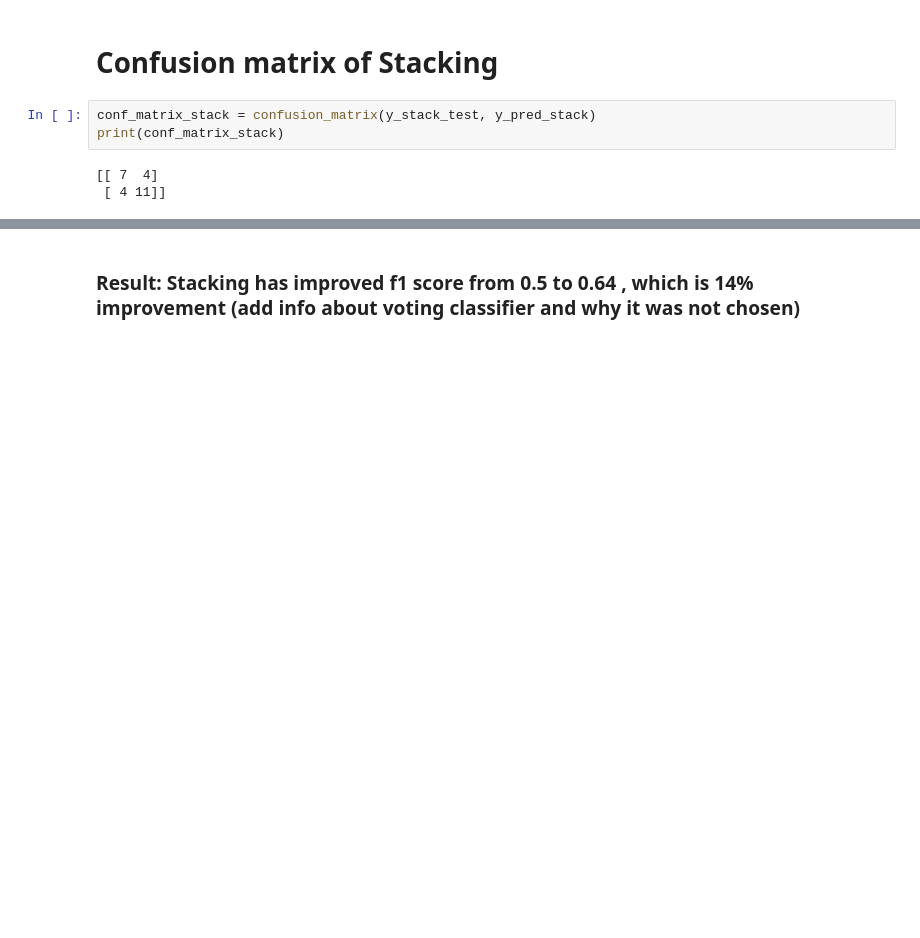
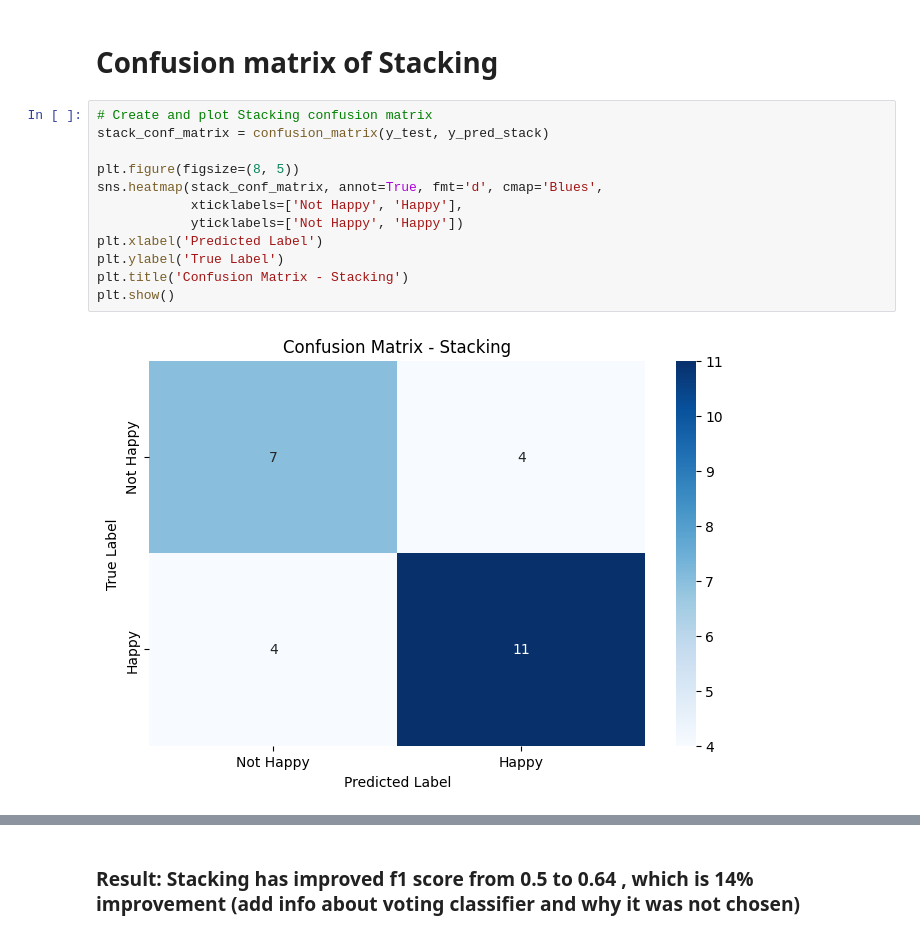
Before and after one commit to osamaizhar/Unhappy-Customers-Predictive-Analysis, a Jupyter notebook: prediction_model_training.ipynb, the cells around one changed output, grey strips where cells are left out. Cells and saved outputs as stored; diff of their text form; blank space fills up the shorter version.

```diff
--- a/prediction_model_training.ipynb
+++ b/prediction_model_training.ipynb
@@ -308,8 +328,16 @@ NameError: name 'y_stack_test' is not defined
 # %% [markdown]
 # Confusion matrix of Stacking
-# %%
-conf_matrix_stack = confusion_matrix(y_stack_test, y_pred_stack)
-print(conf_matrix_stack)
-# %% [output]
-[[ 7  4]
- [ 4 11]]
+# %%
+# Create and plot Stacking confusion matrix
+stack_conf_matrix = confusion_matrix(y_test, y_pred_stack)
+
+plt.figure(figsize=(8, 5))
+sns.heatmap(stack_conf_matrix, annot=True, fmt='d', cmap='Blues',
+            xticklabels=['Not Happy', 'Happy'],
+            yticklabels=['Not Happy', 'Happy'])
+plt.xlabel('Predicted Label')
+plt.ylabel('True Label')
+plt.title('Confusion Matrix - Stacking')
+plt.show()
+# %% [output]
+[figure, added]
```
Also changed, not shown: parts of 23 cells of this notebook.
